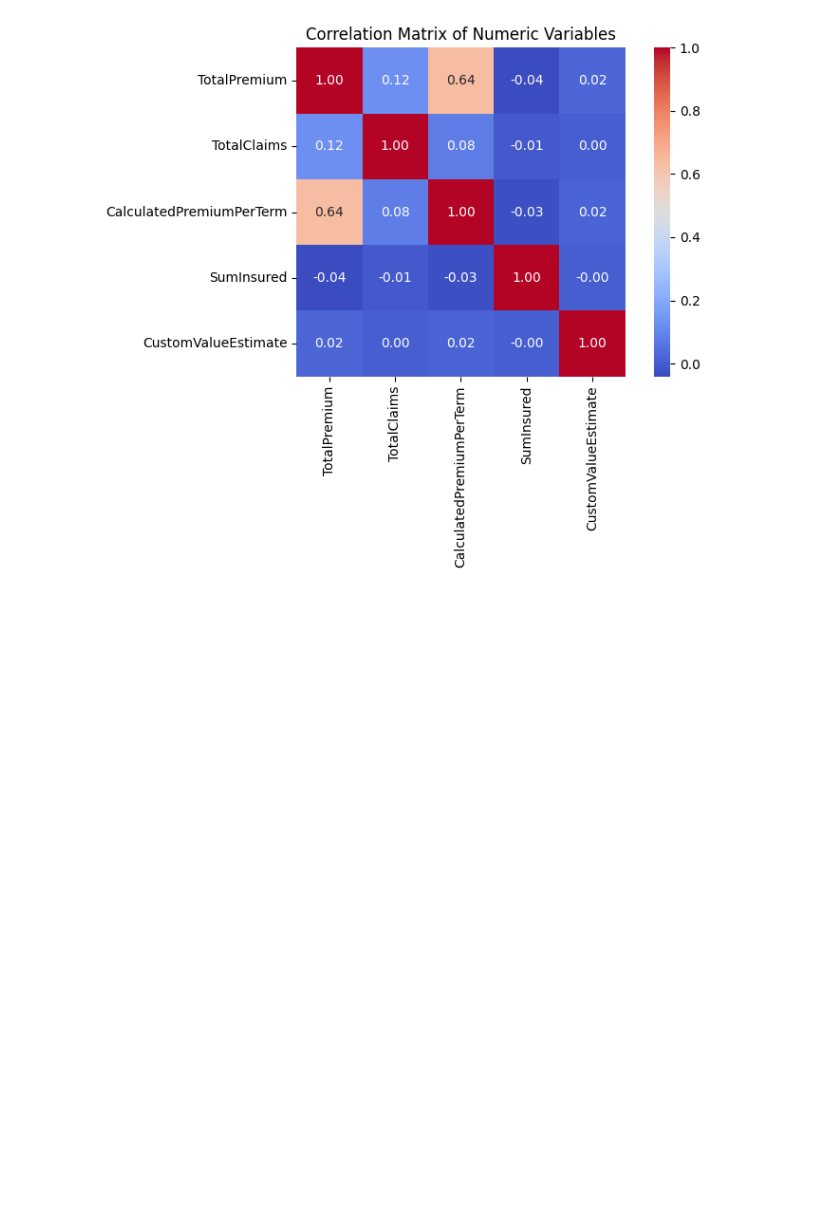
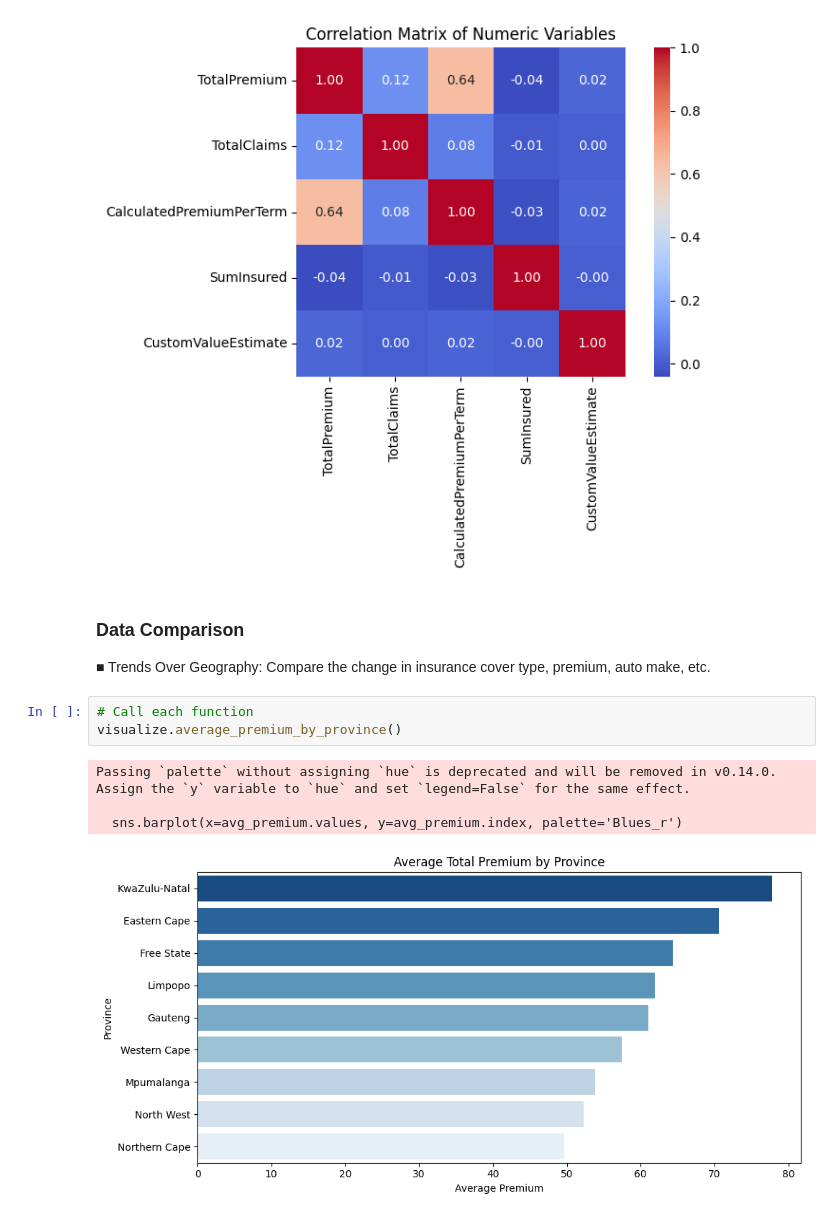
Before and after one commit to mubarek4566/AlphaCare_car_insurance, a Jupyter notebook: notebooks/main.ipynb, the cells around one changed output. Cells and saved outputs as stored; diff of their text form; blank space fills up the shorter version.

Commit message:
updating Visualization for different tasks

```diff
--- a/notebooks/main.ipynb
+++ b/notebooks/main.ipynb
@@ -385,3 +396,14 @@ num_cols = ['TotalPremium', 'TotalClaims', 'CalculatedPremiumPerTerm', 'SumInsur
 visualize.correlation_matrix_plot(num_cols)
 # %% [output]
 [figure]
+# %% [markdown]
+### Data Comparison
+■	Trends Over Geography: Compare the change in insurance cover type, premium, auto make, etc.
+# %%
+# Call each function
+visualize.average_premium_by_province()
+# %% [output]
+Passing `palette` without assigning `hue` is deprecated and will be removed in v0.14.0. Assign the `y` variable to `hue` and set `legend=False` for the same effect.
+
+  sns.barplot(x=avg_premium.values, y=avg_premium.index, palette='Blues_r')
+[figure, added]
```
Also changed, not shown: parts of 8 cells of this notebook.
